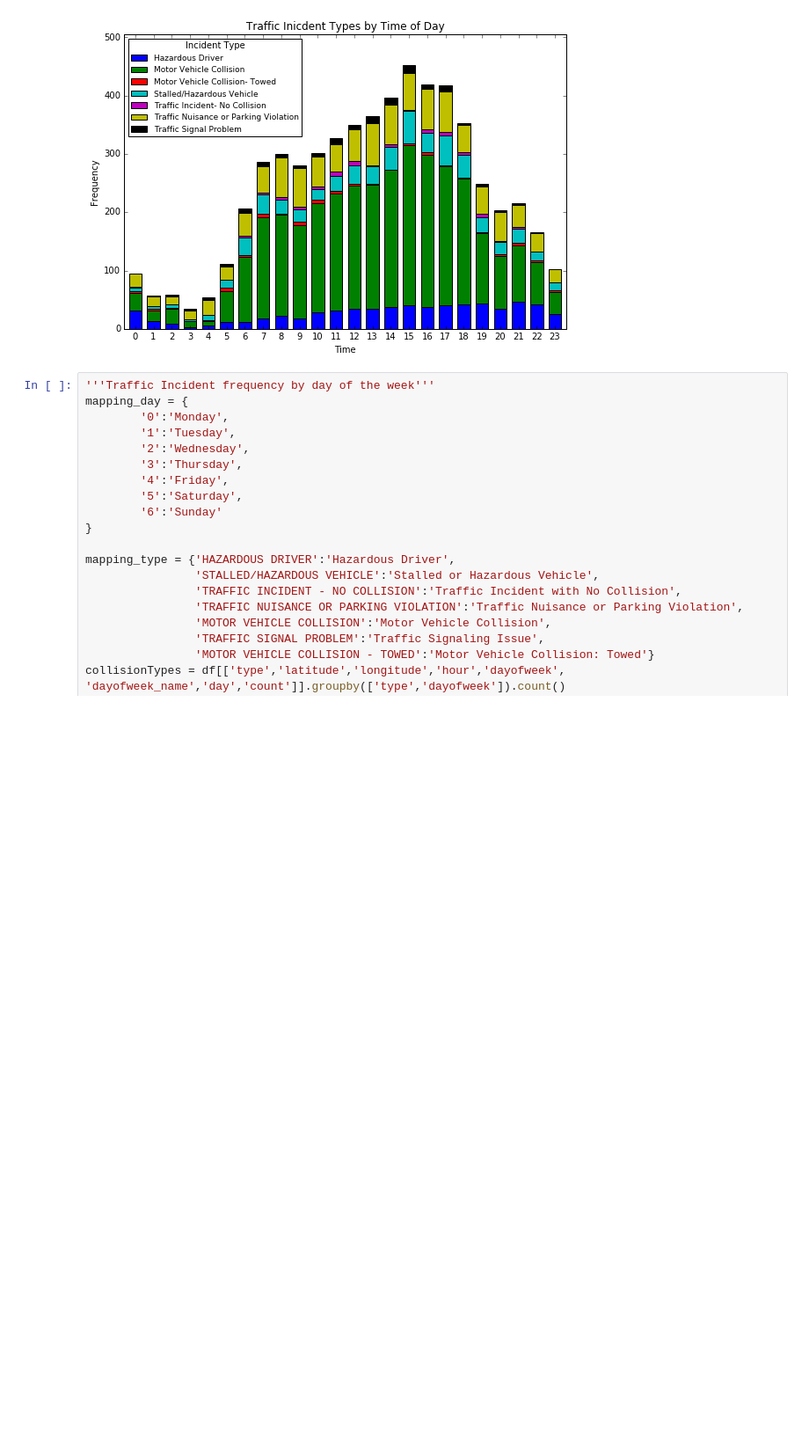
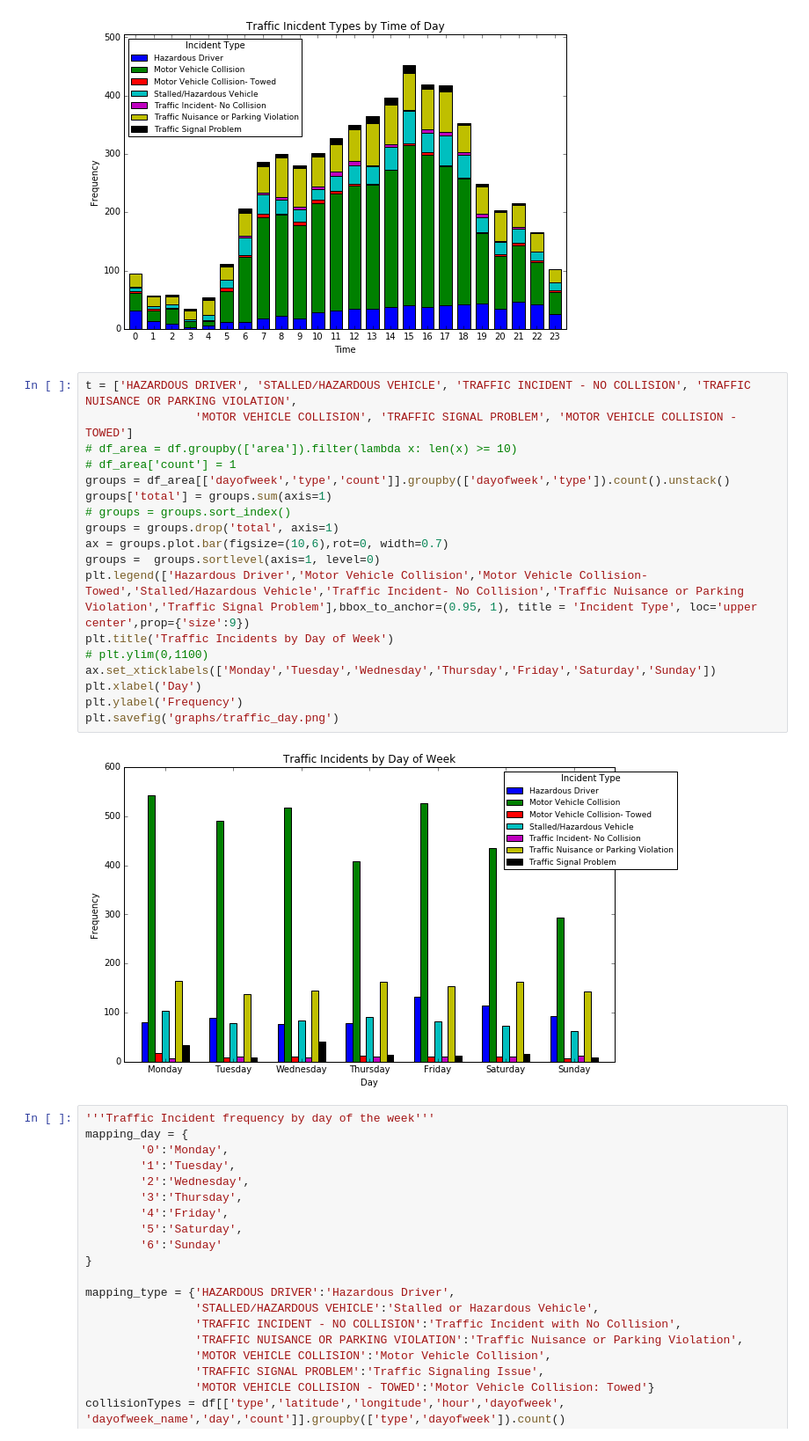
Before and after one commit to jlam17/CS505-Final-Project, a Jupyter notebook: Analysis- Timeseries and Heatmaps.ipynb, the cells around one changed output. Shown at 88% size. Drawn from its saved outputs; the diff is of its cells as text; blank space fills up the shorter version.

```diff
--- a/Analysis- Timeseries and Heatmaps.ipynb
+++ b/Analysis- Timeseries and Heatmaps.ipynb
@@ -122,6 +122,26 @@ plt.ylabel('Frequency')
 plt.savefig('graphs/traffic_time.png')
 # %% [output]
 [figure]
+# %%
+t = ['HAZARDOUS DRIVER', 'STALLED/HAZARDOUS VEHICLE', 'TRAFFIC INCIDENT - NO COLLISION', 'TRAFFIC NUISANCE OR PARKING VIOLATION',
+                'MOTOR VEHICLE COLLISION', 'TRAFFIC SIGNAL PROBLEM', 'MOTOR VEHICLE COLLISION - TOWED']
+# df_area = df.groupby(['area']).filter(lambda x: len(x) >= 10)
+# df_area['count'] = 1
+groups = df_area[['dayofweek','type','count']].groupby(['dayofweek','type']).count().unstack()
+groups['total'] = groups.sum(axis=1)
+# groups = groups.sort_index()
+groups = groups.drop('total', axis=1)
+ax = groups.plot.bar(figsize=(10,6),rot=0, width=0.7)
+groups =  groups.sortlevel(axis=1, level=0)
+plt.legend(['Hazardous Driver','Motor Vehicle Collision','Motor Vehicle Collision- Towed','Stalled/Hazardous Vehicle','Traffic Incident- No Collision','Traffic Nuisance or Parking Violation','Traffic Signal Problem'],bbox_to_anchor=(0.95, 1), title = 'Incident Type', loc='upper center',prop={'size':9})
+plt.title('Traffic Incidents by Day of Week')
+# plt.ylim(0,1100)
+ax.set_xticklabels(['Monday','Tuesday','Wednesday','Thursday','Friday','Saturday','Sunday'])
+plt.xlabel('Day')
+plt.ylabel('Frequency')
+plt.savefig('graphs/traffic_day.png')
+# %% [output]
+[figure, added]
 # %%
 '''Traffic Incident frequency by day of the week'''
 mapping_day = {
```
Also changed, not shown: parts of 1 cell of this notebook, 3 other files.
